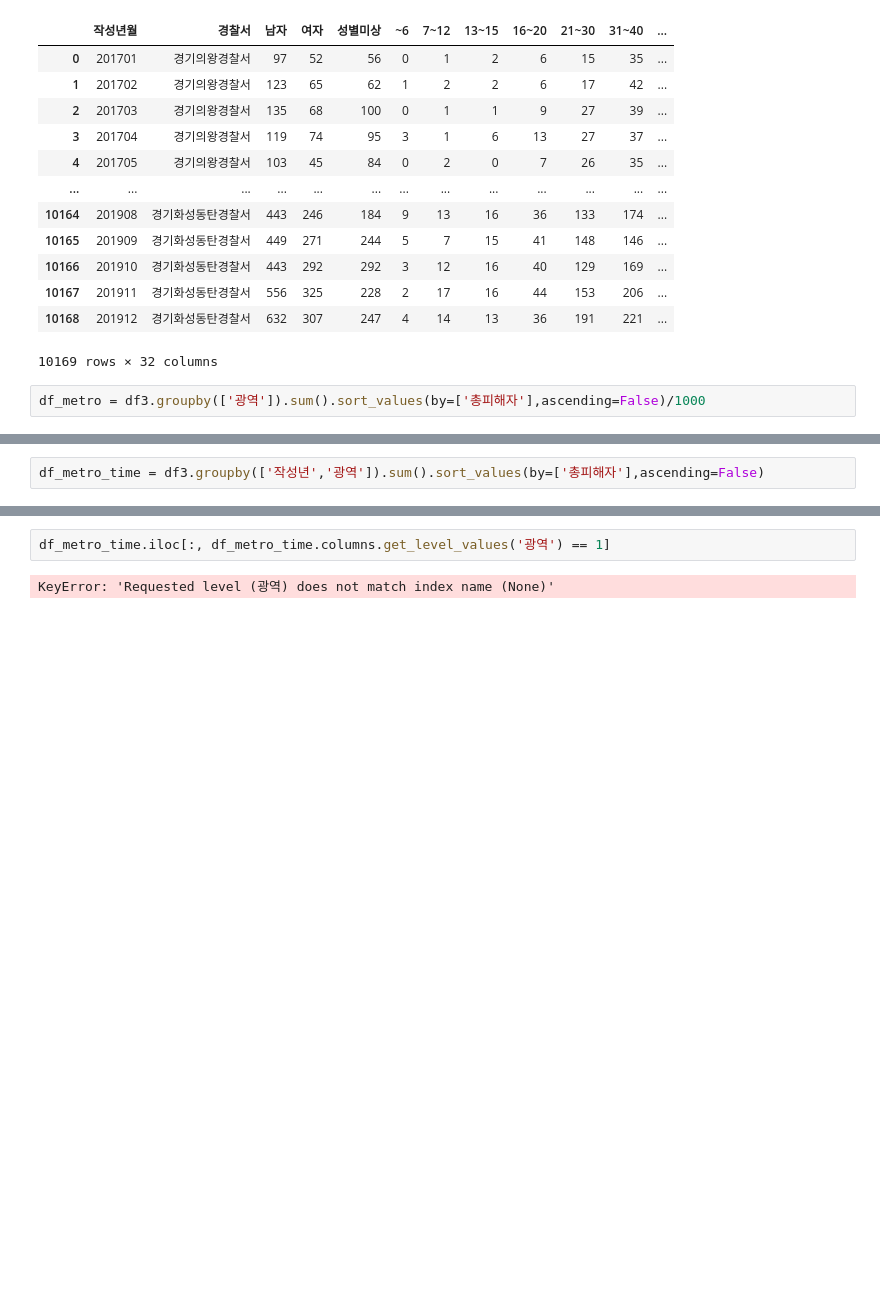
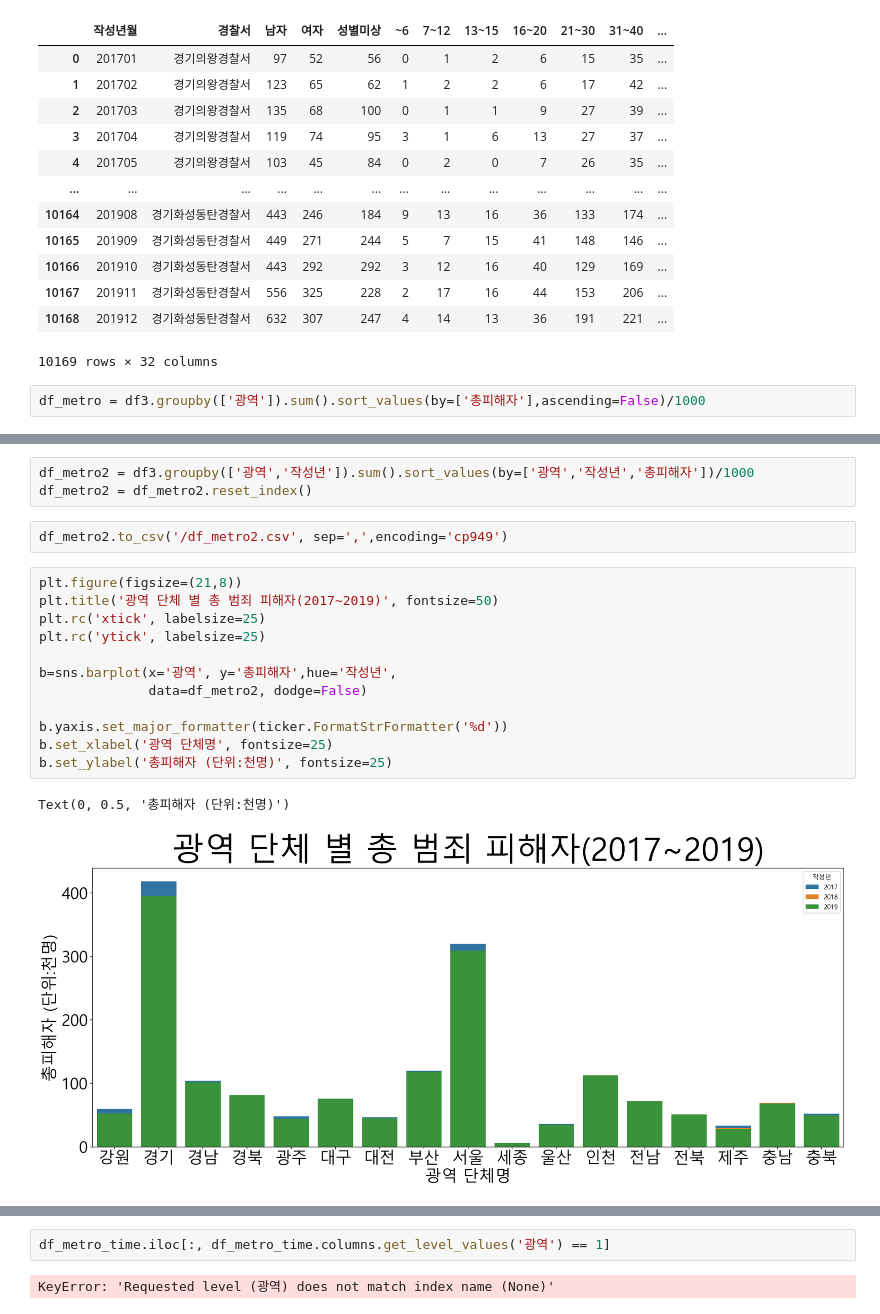
Before and after one commit to jinrang2/tj201130_kkij, a Jupyter notebook: gon/범죄 일반 분석.ipynb, the cells around one changed output, grey strips where cells are left out. Cells and saved outputs as stored; diff of their text form; blank space fills up the shorter version.

```diff
--- a/gon/범죄 일반 분석.ipynb
+++ b/gon/범죄 일반 분석.ipynb
@@ -253,7 +252,25 @@ b.set_ylabel('총피해자 (단위:천명)', fontsize=25)
 Text(0, 0.5, '총피해자 (단위:천명)')
 [figure]
 # %%
-df_metro_time = df3.groupby(['작성년','광역']).sum().sort_values(by=['총피해자'],ascending=False)
+df_metro2 = df3.groupby(['광역','작성년']).sum().sort_values(by=['광역','작성년','총피해자'])/1000
+df_metro2 = df_metro2.reset_index()
+# %%
+df_metro2.to_csv('/df_metro2.csv', sep=',',encoding='cp949')
+# %%
+plt.figure(figsize=(21,8))
+plt.title('광역 단체 별 총 범죄 피해자(2017~2019)', fontsize=50)
+plt.rc('xtick', labelsize=25)
+plt.rc('ytick', labelsize=25)
+
+b=sns.barplot(x='광역', y='총피해자',hue='작성년',
+              data=df_metro2, dodge=False)
+
+b.yaxis.set_major_formatter(ticker.FormatStrFormatter('%d'))
+b.set_xlabel('광역 단체명', fontsize=25)
+b.set_ylabel('총피해자 (단위:천명)', fontsize=25)
+# %% [output]
+Text(0, 0.5, '총피해자 (단위:천명)')
+[figure, added]
 # %%
 df3
 # %% [output]
```
Also changed, not shown: parts of 5 cells of this notebook.
